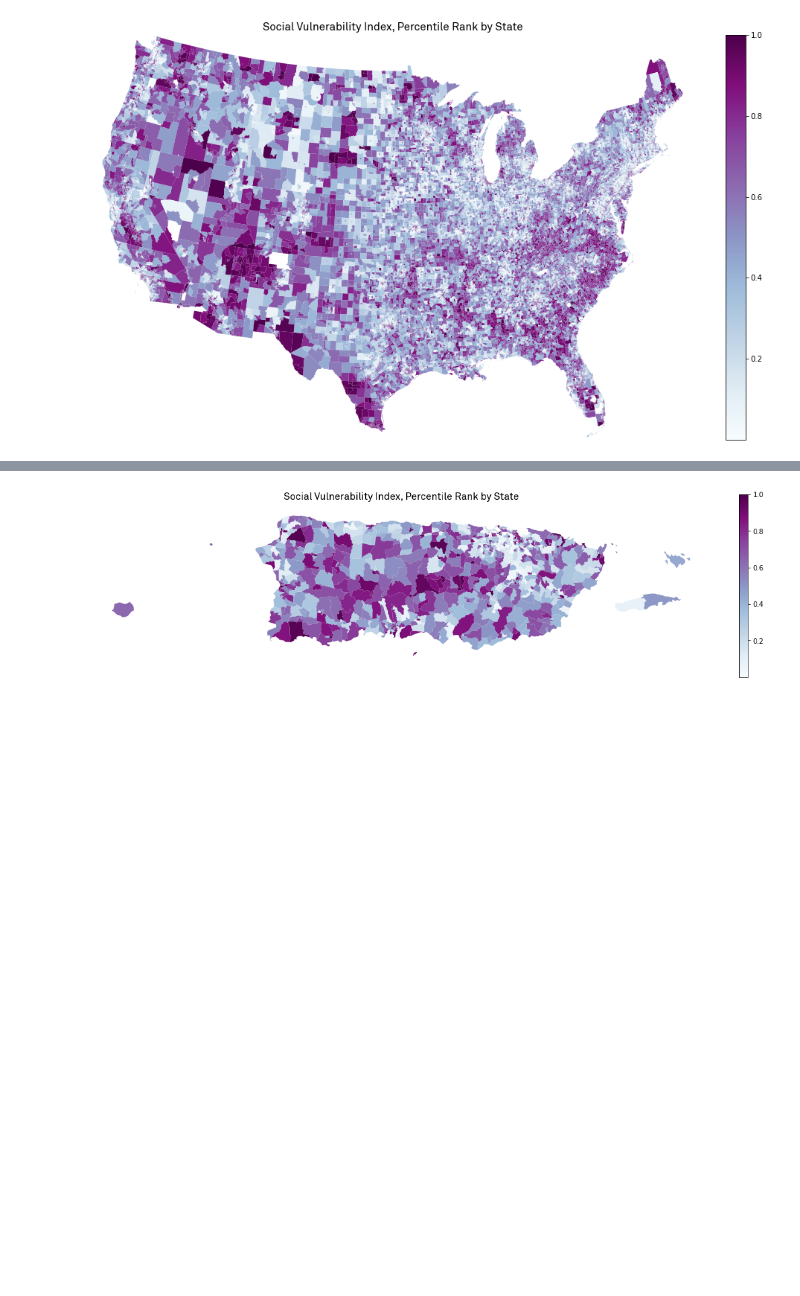
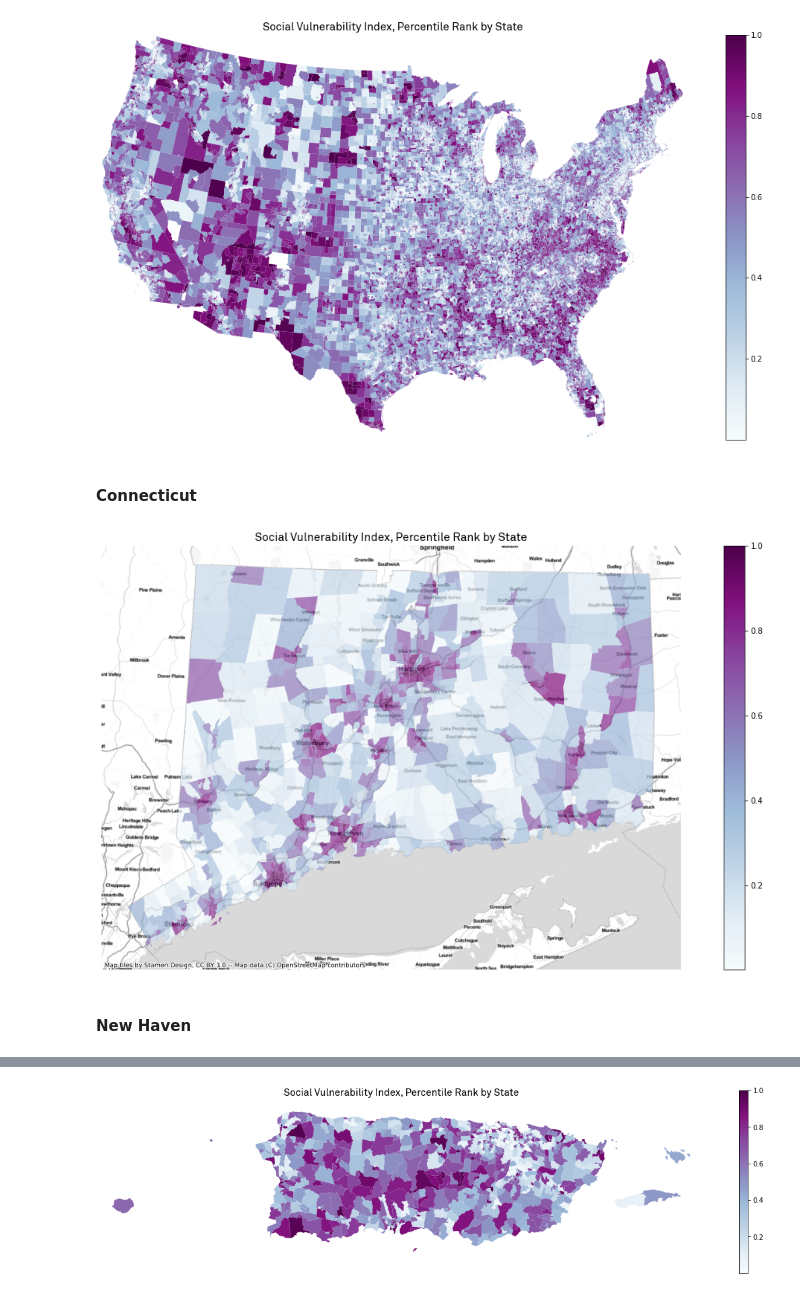
Before and after one commit to CenterForSpatialResearch/community_health_workers, a Jupyter notebook: 00_social_vulnerability_index_eda.ipynb, the cells around one changed output, grey strips where cells are left out. Saved outputs shown, nothing was run; the diff lists cells and outputs as text; code cells hidden in the pictures; blank space fills up the shorter version.

```diff
--- a/00_cdc_svi_eda.ipynb
+++ b/00_social_vulnerability_index_eda.ipynb
@@ -29,10 +67,10 @@ svi_states = svi_pr_forRPL.append(svi_pr_forRPL_na)
 # %%
-## SET UP
 ## importing county shapefiles to be able to make regional maps
 pr_view = gpd.read_file("data/puerto_rico.geojson")
 ak_view = gpd.read_file("data/alaska.geojson")
 hi_view = gpd.read_file("data/hawaii.geojson")
 lower_view = gpd.read_file("data/lower_48.geojson")
+lower_counties = gpd.read_file("data/lower_48_county.geojson")
 
 ## reprojecting lower 48 to albers usa equal area conic
 lower_view = lower_view.to_crs("ESRI:102008")
@@ -59,3 +99,25 @@ ax.set_title("Social Vulnerability Index, Percentile Rank by State", fontname="A
 ax.set_axis_off()
 # %% [output]
 [figure]
+# %% [markdown]
+#### Connecticut
+# %%
+## creating a new haven filter
+ct = lower_counties[lower_counties['STATEFP'] == '09']
+ct = ct.to_crs('EPSG:2234')
+
+## subsetting just connecticut data:
+ct_svi = svi_states[svi_states['ST']=='09']
+ct_svi = ct_svi.to_crs('EPSG:2234')
+
+fig, ax = plt.subplots(figsize=(20,10))
+ct_svi.plot(ax=ax, column='RPL_ThemesStates',legend=True,cmap="BuPu",alpha=.7)
+# ax.set_xlim(lower48_xlim)
+# ax.set_ylim(lower48_ylim)
+ctx.add_basemap(ax, crs=ct.crs.to_string(),source=ctx.providers.Stamen.TonerLite)
+ax.set_title("Social Vulnerability Index, Percentile Rank by State", fontname="Akkurat Pro", fontsize=15)
+ax.set_axis_off()
+# %% [output]
+[figure, added]
+# %% [markdown]
+#### New Haven
```
Also changed, not shown: parts of 11 cells of this notebook, 1 other file.
